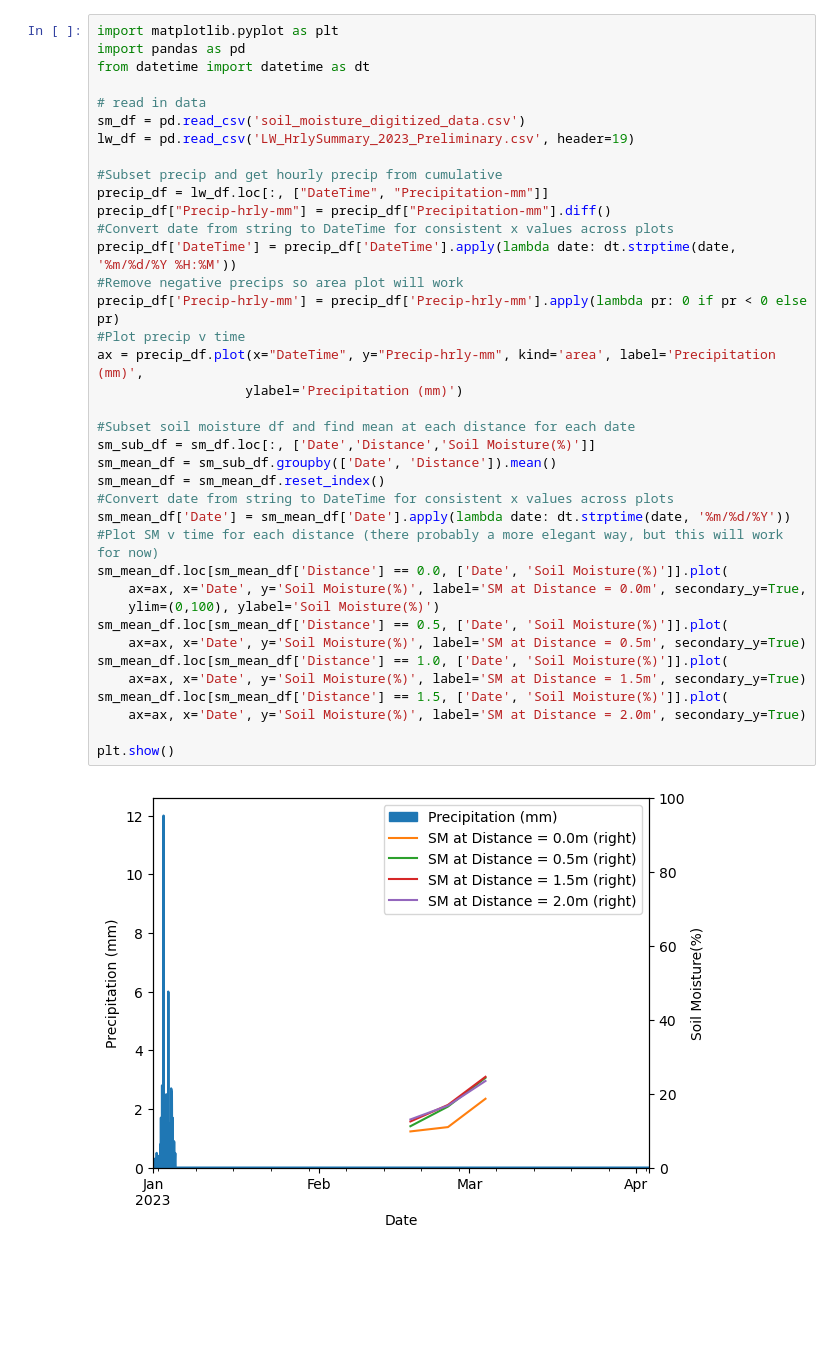
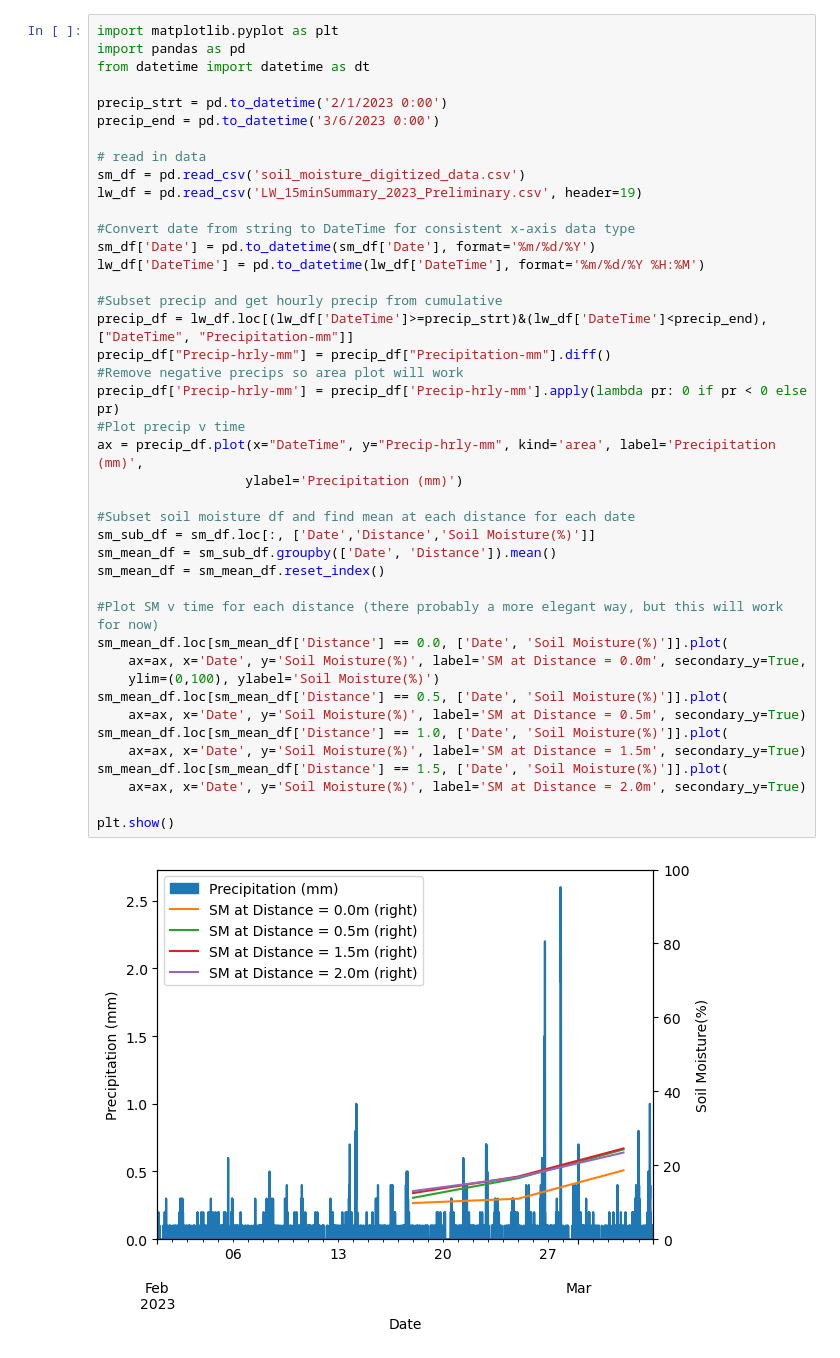
Before and after one commit to skip-skip/HydroFieldClass, a Jupyter notebook: soilmoisture-dataanalysis.ipynb, the cells around one changed output. Saved outputs shown, nothing was run; the diff lists cells and outputs as text; blank space fills up the shorter version.

```diff
--- a/soilmoisture-dataanalysis.ipynb
+++ b/soilmoisture-dataanalysis.ipynb
@@ -3,38 +3,42 @@ import matplotlib.pyplot as plt
 import pandas as pd
 from datetime import datetime as dt
 
+precip_strt = pd.to_datetime('2/1/2023 0:00')
+precip_end = pd.to_datetime('3/6/2023 0:00')
+
 # read in data
 sm_df = pd.read_csv('soil_moisture_digitized_data.csv')
-lw_df = pd.read_csv('LW_HrlySummary_2023_Preliminary.csv', header=19)
+lw_df = pd.read_csv('LW_15minSummary_2023_Preliminary.csv', header=19)
+
+#Convert date from string to DateTime for consistent x-axis data type
+sm_df['Date'] = pd.to_datetime(sm_df['Date'], format='%m/%d/%Y')
+lw_df['DateTime'] = pd.to_datetime(lw_df['DateTime'], format='%m/%d/%Y %H:%M')
 
 #Subset precip and get hourly precip from cumulative
-precip_df = lw_df.loc[:, ["DateTime", "Precipitation-mm"]]
+precip_df = lw_df.loc[(lw_df['DateTime']>=precip_strt)&(lw_df['DateTime']<precip_end), ["DateTime", "Precipitation-mm"]]
 precip_df["Precip-hrly-mm"] = precip_df["Precipitation-mm"].diff()
-#Convert date from string to DateTime for consistent x values across plots
-precip_df['DateTime'] = precip_df['DateTime'].apply(lambda date: dt.strptime(date, '%m/%d/%Y %H:%M'))
 #Remove negative precips so area plot will work
 precip_df['Precip-hrly-mm'] = precip_df['Precip-hrly-mm'].apply(lambda pr: 0 if pr < 0 else pr)
 #Plot precip v time
 ax = precip_df.plot(x="DateTime", y="Precip-hrly-mm", kind='area', label='Precipitation (mm)',
                    ylabel='Precipitation (mm)')
 
 #Subset soil moisture df and find mean at each distance for each date
 sm_sub_df = sm_df.loc[:, ['Date','Distance','Soil Moisture(%)']]
 sm_mean_df = sm_sub_df.groupby(['Date', 'Distance']).mean()
 sm_mean_df = sm_mean_df.reset_index()
-#Convert date from string to DateTime for consistent x values across plots
-sm_mean_df['Date'] = sm_mean_df['Date'].apply(lambda date: dt.strptime(date, '%m/%d/%Y'))
+
 #Plot SM v time for each distance (there probably a more elegant way, but this will work for now)
 sm_mean_df.loc[sm_mean_df['Distance'] == 0.0, ['Date', 'Soil Moisture(%)']].plot(
     ax=ax, x='Date', y='Soil Moisture(%)', label='SM at Distance = 0.0m', secondary_y=True,
     ylim=(0,100), ylabel='Soil Moisture(%)')
 sm_mean_df.loc[sm_mean_df['Distance'] == 0.5, ['Date', 'Soil Moisture(%)']].plot(
     ax=ax, x='Date', y='Soil Moisture(%)', label='SM at Distance = 0.5m', secondary_y=True)
 sm_mean_df.loc[sm_mean_df['Distance'] == 1.0, ['Date', 'Soil Moisture(%)']].plot(
     ax=ax, x='Date', y='Soil Moisture(%)', label='SM at Distance = 1.5m', secondary_y=True)
 sm_mean_df.loc[sm_mean_df['Distance'] == 1.5, ['Date', 'Soil Moisture(%)']].plot(
     ax=ax, x='Date', y='Soil Moisture(%)', label='SM at Distance = 2.0m', secondary_y=True)
 
 plt.show()
 # %% [output]
-[figure, old version]
+[figure, new version]
```
Also changed, not shown: 2 other files.
